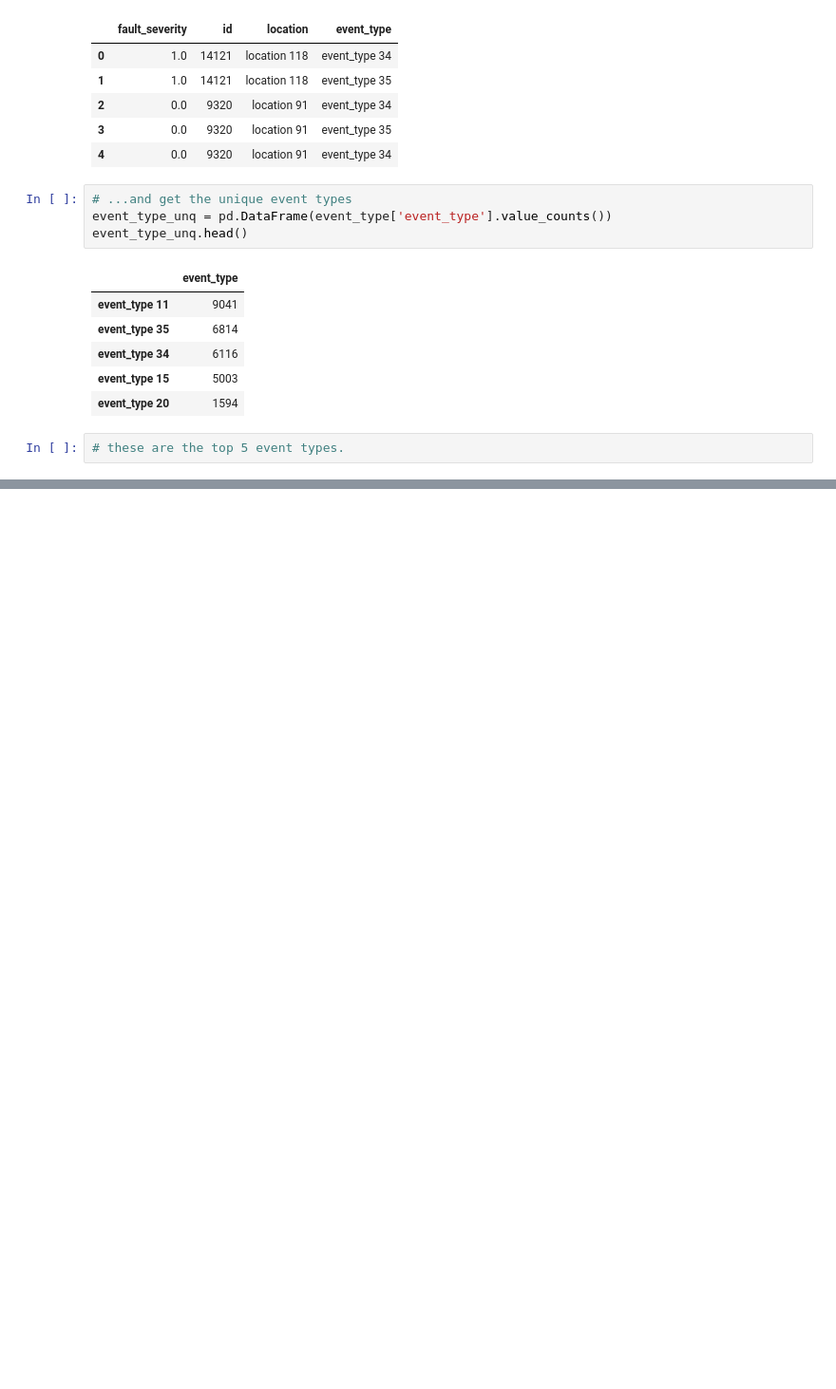
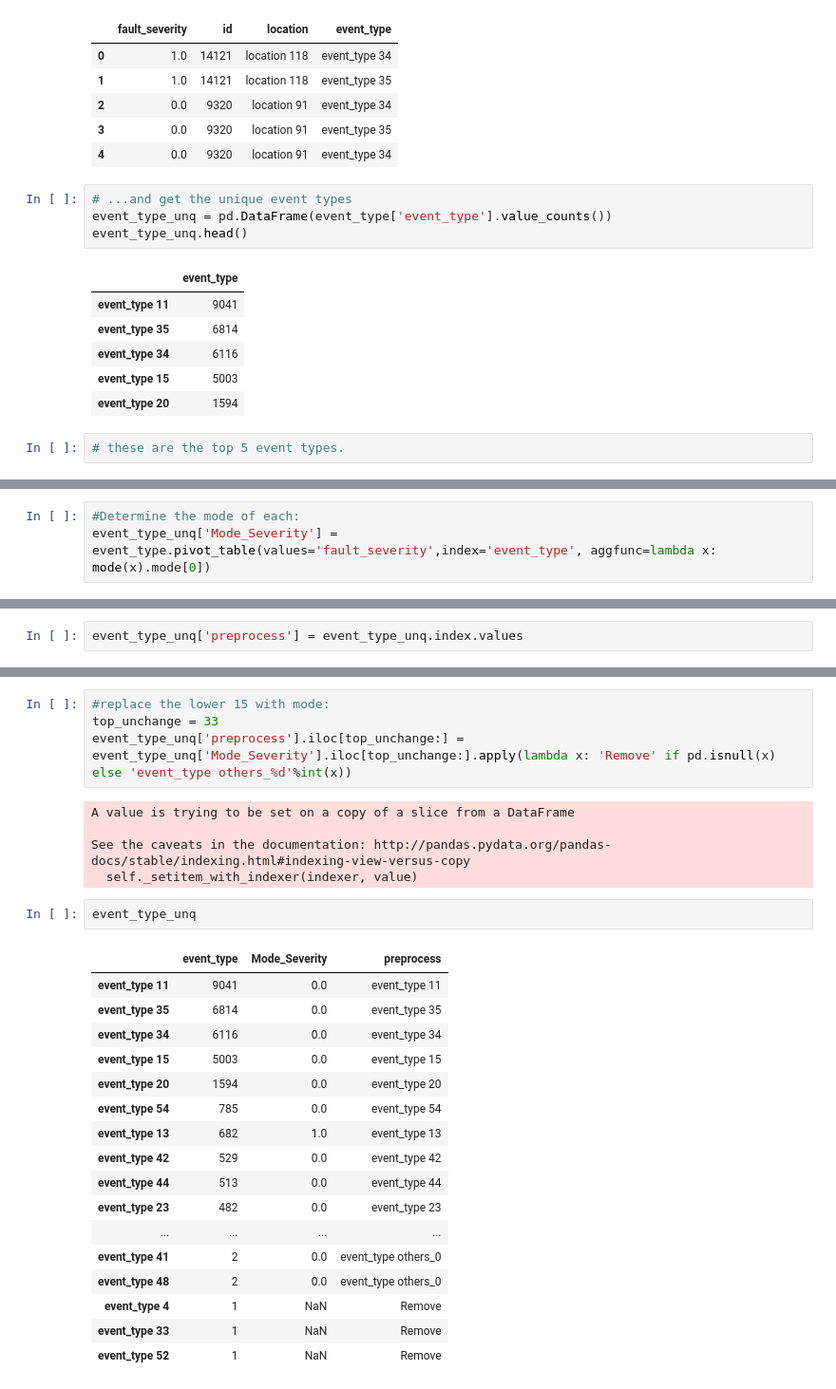
Before and after one commit to noguano/dsi_capstone, a Jupyter notebook: DSI US -5 ATX Capstone.ipynb, the cells around one changed output, grey strips where cells are left out. Shown at 95% size. Cells and saved outputs as stored; diff of their text form; blank space fills up the shorter version.

```diff
--- a/DSI US -5 ATX Capstone.ipynb
+++ b/DSI US -5 ATX Capstone.ipynb
@@ -216,0 +186,3 @@ event_type[event_type.isnull().any(axis=1)]
+# %%
+#Determine the mode of each:
+event_type_unq['Mode_Severity'] = event_type.pivot_table(values='fault_severity',index='event_type', aggfunc=lambda x: mode(x).mode[0])
@@ -216,0 +211,2 @@ event_type[event_type.isnull().any(axis=1)]
+# %%
+event_type_unq['preprocess'] = event_type_unq.index.values
@@ -216,0 +224,29 @@ event_type[event_type.isnull().any(axis=1)]
+# %%
+#replace the lower 15 with mode:
+top_unchange = 33
+event_type_unq['preprocess'].iloc[top_unchange:] = event_type_unq['Mode_Severity'].iloc[top_unchange:].apply(lambda x: 'Remove' if pd.isnull(x) else 'event_type others_%d'%int(x))
+# %% [output]
+A value is trying to be set on a copy of a slice from a DataFrame
+
+See the caveats in the documentation: http://pandas.pydata.org/pandas-docs/stable/indexing.html#indexing-view-versus-copy
+  self._setitem_with_indexer(indexer, value)
+# %%
+event_type_unq
+# %% [output]
+|  | event_type | Mode_Severity | preprocess |
+| event_type 11 | 9041 | 0.0 | event_type 11 |
+| event_type 35 | 6814 | 0.0 | event_type 35 |
+| event_type 34 | 6116 | 0.0 | event_type 34 |
+| event_type 15 | 5003 | 0.0 | event_type 15 |
+| event_type 20 | 1594 | 0.0 | event_type 20 |
+| event_type 54 | 785 | 0.0 | event_type 54 |
+| event_type 13 | 682 | 1.0 | event_type 13 |
+| event_type 42 | 529 | 0.0 | event_type 42 |
+| event_type 44 | 513 | 0.0 | event_type 44 |
+| event_type 23 | 482 | 0.0 | event_type 23 |
+| ... | ... | ... | ... |
+| event_type 41 | 2 | 0.0 | event_type others_0 |
+| event_type 48 | 2 | 0.0 | event_type others_0 |
+| event_type 4 | 1 | NaN | Remove |
+| event_type 33 | 1 | NaN | Remove |
+| event_type 52 | 1 | NaN | Remove |
```
Also changed, not shown: parts of 15 cells of this notebook.
